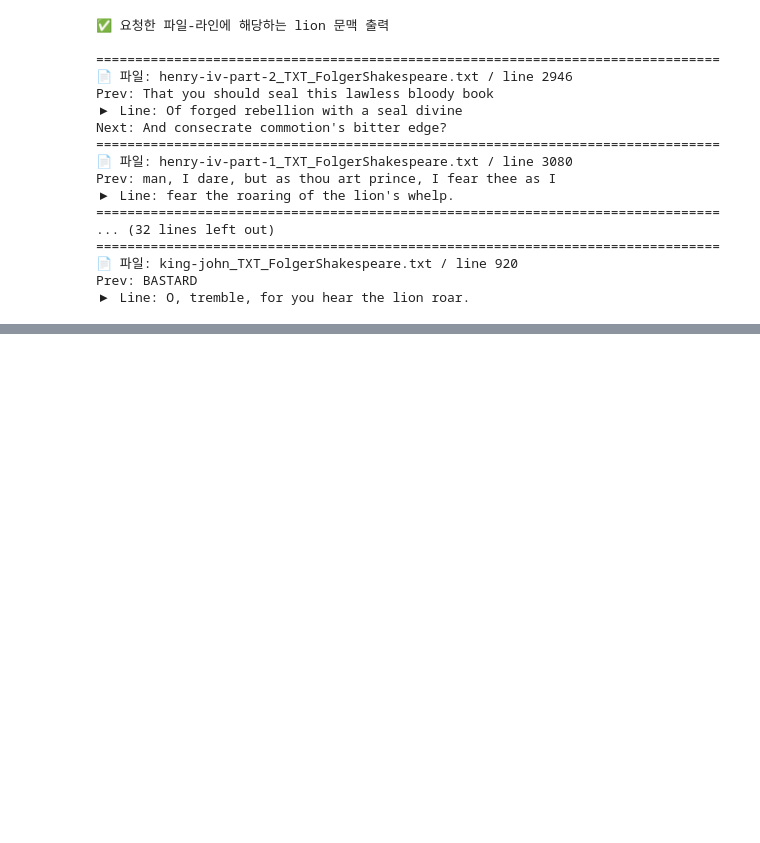
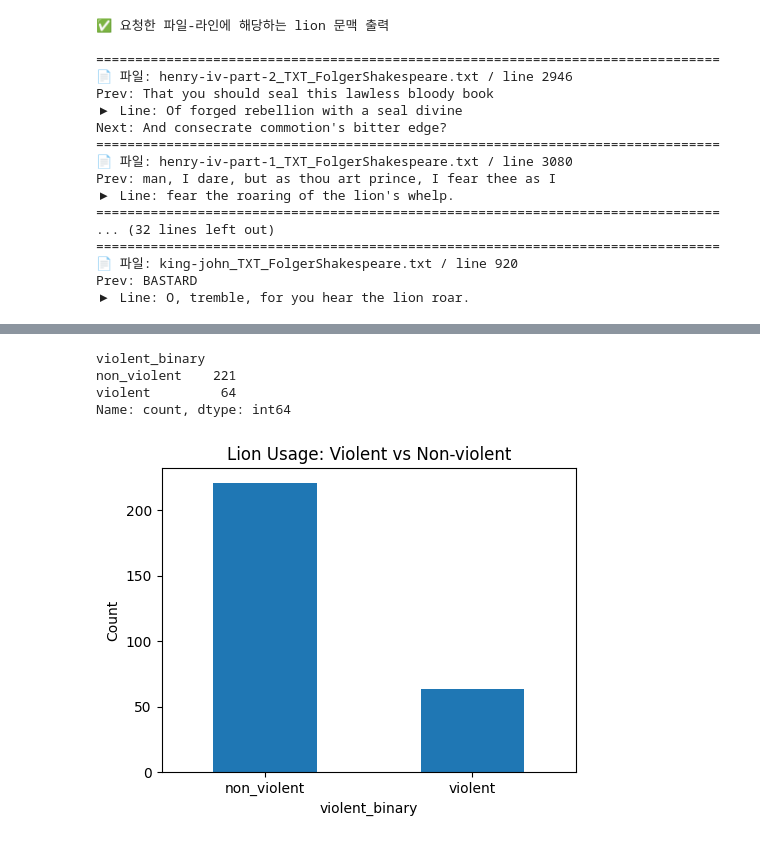
Before and after one commit to heesu15933-cmd/shakespeare-lion-analysis, a Jupyter notebook: gpt_api_test.ipynb, the cells around one changed output, grey strips where cells are left out. Saved outputs shown, nothing was run; the diff lists cells and outputs as text; code cells hidden in the pictures; blank space fills up the shorter version.

```diff
--- a/gpt_api_test.ipynb
+++ b/gpt_api_test.ipynb
@@ -1048,0 +1590,12 @@ Prev: BASTARD
+# %%
+import pandas as pd
+import matplotlib.pyplot as plt
+
+# 1) 두 CSV 불러오기
+all_lions = pd.read_csv("lion_all_raw.csv")          # 285줄
+nonviolent = pd.read_csv("non_violent_lions.csv")    # 221줄 (카테고리 있음)
+
+print("all_lions:", all_lions.shape)
+print("non_violent:", nonviolent.shape)
+print(all_lions.columns)
+print(nonviolent.columns)
@@ -1048,0 +1609,11 @@ Prev: BASTARD
+# %%
+# 2) file + line_number 로 매칭해서 category 붙이기
+merged = all_lions.merge(
+    nonviolent[["file", "line_number", "category"]],
+    on=["file", "line_number"],
+    how="left"
+)
+
+# 라벨링 잘 붙었는지 확인
+print(merged["category"].value_counts(dropna=False))
+# NaN 이 64개 나오면 정상 (그 64개가 violent)
@@ -1048,0 +1628,26 @@ Prev: BASTARD
+# %%
+# 3) NaN = violent 으로 채우기
+merged["category"] = merged["category"].fillna("violent")
+
+# 4) violent vs non_violent 이분화
+merged["violent_binary"] = merged["category"].apply(
+    lambda c: "violent" if c == "violent" else "non_violent"
+)
+
+binary_counts = merged["violent_binary"].value_counts().sort_index()
+print(binary_counts)
+# %% [output]
+violent_binary
+non_violent    221
+violent         64
+Name: count, dtype: int64
+# %%
+plt.figure(figsize=(5, 4))
+binary_counts.plot(kind="bar")
+plt.title("Lion Usage: Violent vs Non-violent")
+plt.ylabel("Count")
+plt.xticks(rotation=0)
+plt.tight_layout()
+plt.show()
+# %% [output]
+[figure, added]
```
Also changed, not shown: parts of 33 cells of this notebook.
